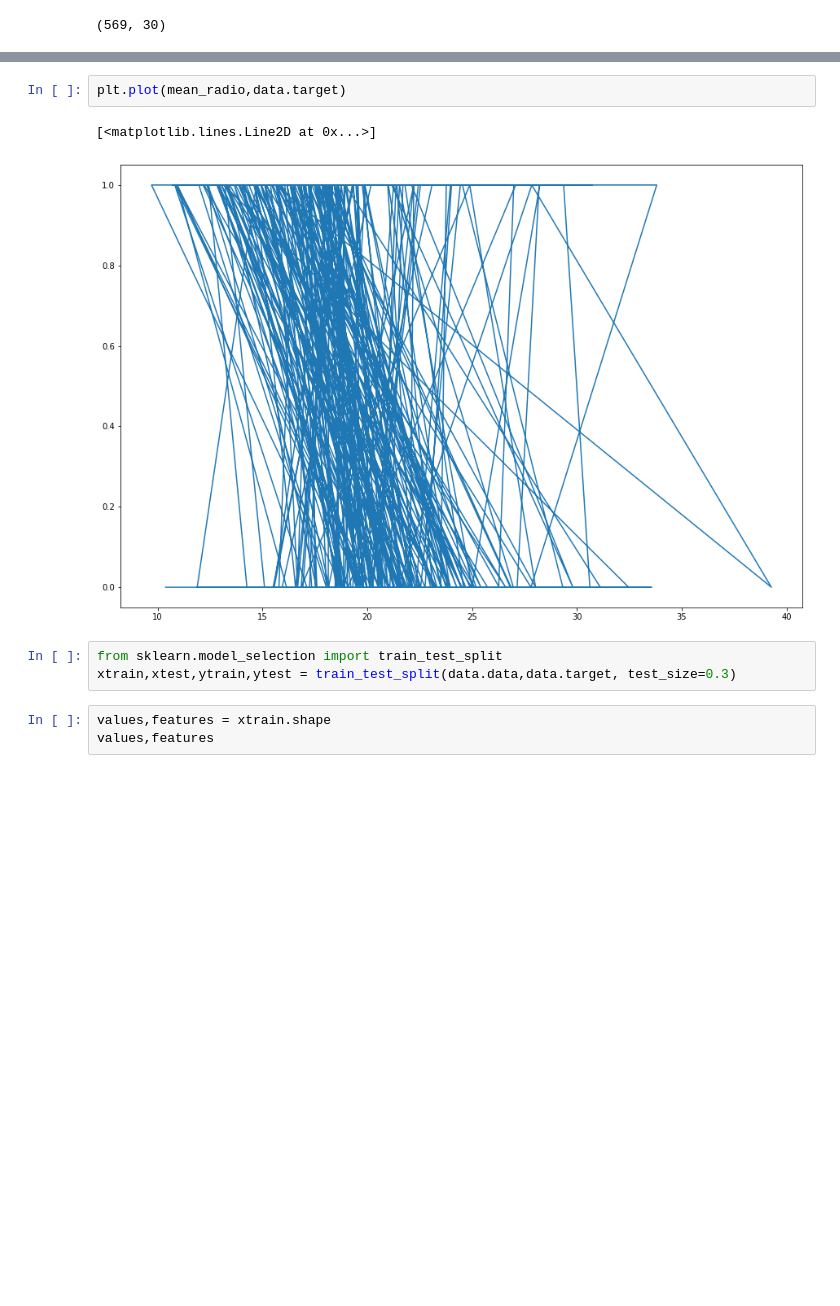
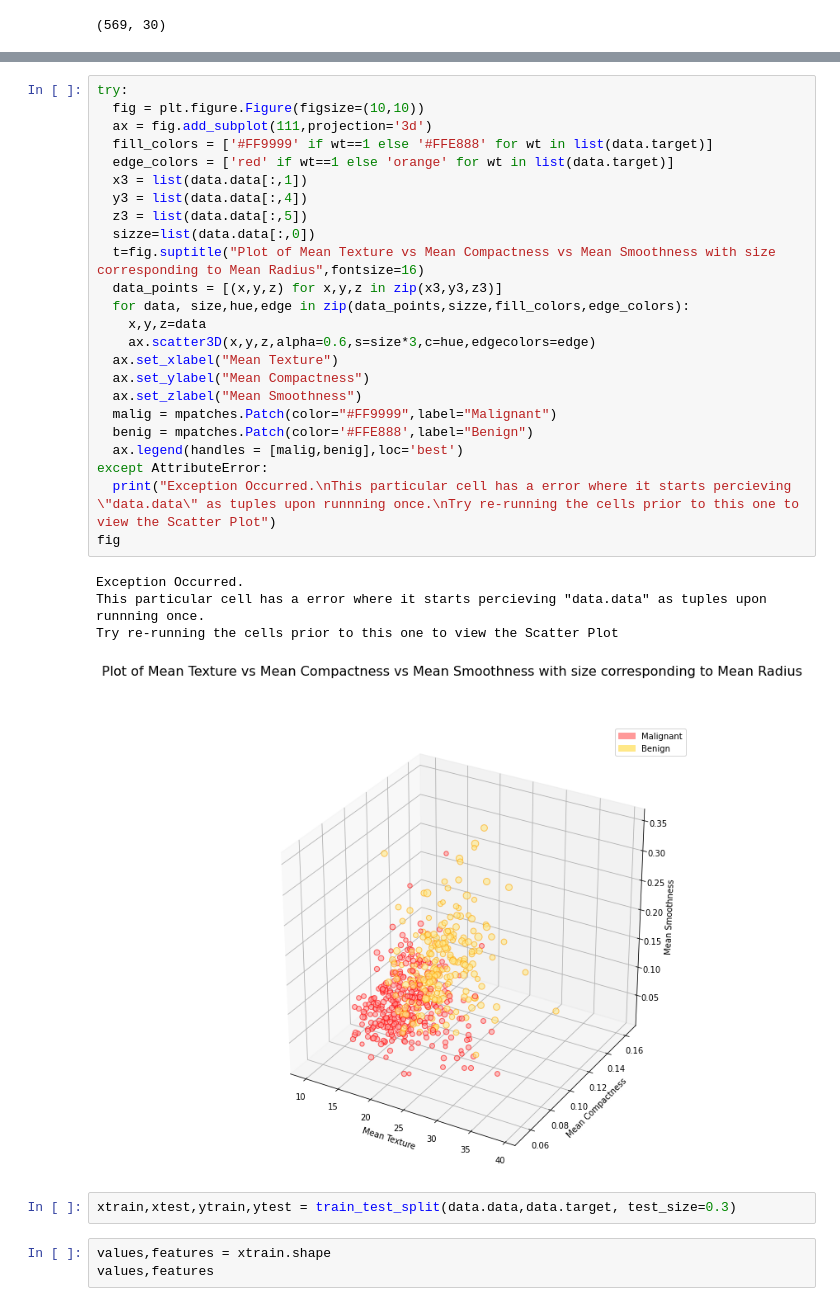
Before and after one commit to Diacod-I/congeny, a Jupyter notebook: BreastCancerDetection.ipynb, the cells around one changed output, grey strips where cells are left out. Drawn from its saved outputs; the diff is of its cells as text; blank space fills up the shorter version.

```diff
--- a/BreastCancerDetection.ipynb
+++ b/BreastCancerDetection.ipynb
@@ -76,10 +44,33 @@ array([0, 0, 0, 0, 0, 0, 0, 0, 0, 0, 0, 0, 0, 0, 0, 0, 0, 0, 0, 1, 1, 1,
-# %%
-plt.plot(mean_radio,data.target)
-# %% [output]
-[<matplotlib.lines.Line2D at 0x...>]
-[figure, removed]
+# %%
+try:
+  fig = plt.figure.Figure(figsize=(10,10))
+  ax = fig.add_subplot(111,projection='3d')
+  fill_colors = ['#FF9999' if wt==1 else '#FFE888' for wt in list(data.target)]
+  edge_colors = ['red' if wt==1 else 'orange' for wt in list(data.target)]
+  x3 = list(data.data[:,1])
+  y3 = list(data.data[:,4])
+  z3 = list(data.data[:,5])
+  sizze=list(data.data[:,0])
+  t=fig.suptitle("Plot of Mean Texture vs Mean Compactness vs Mean Smoothness with size corresponding to Mean Radius",fontsize=16)
+  data_points = [(x,y,z) for x,y,z in zip(x3,y3,z3)]
+  for data, size,hue,edge in zip(data_points,sizze,fill_colors,edge_colors):
+    x,y,z=data
+    ax.scatter3D(x,y,z,alpha=0.6,s=size*3,c=hue,edgecolors=edge)
+  ax.set_xlabel("Mean Texture")
+  ax.set_ylabel("Mean Compactness")
+  ax.set_zlabel("Mean Smoothness")
+  malig = mpatches.Patch(color="#FF9999",label="Malignant")
+  benig = mpatches.Patch(color='#FFE888',label="Benign")
+  ax.legend(handles = [malig,benig],loc='best')
+except AttributeError:
+  print("Exception Occurred.\nThis particular cell has a error where it starts percieving \"data.data\" as tuples upon runnning once.\nTry re-running the cells prior to this one to view the Scatter Plot")
+fig
+# %% [output]
+Exception Occurred.
+This particular cell has a error where it starts percieving "data.data" as tuples upon runnning once.
+Try re-running the cells prior to this one to view the Scatter Plot
+[figure, added]
 # %%
-from sklearn.model_selection import train_test_split
 xtrain,xtest,ytrain,ytest = train_test_split(data.data,data.target, test_size=0.3)
 # %%
 values,features = xtrain.shape
```
Also changed, not shown: parts of 11 cells of this notebook.
